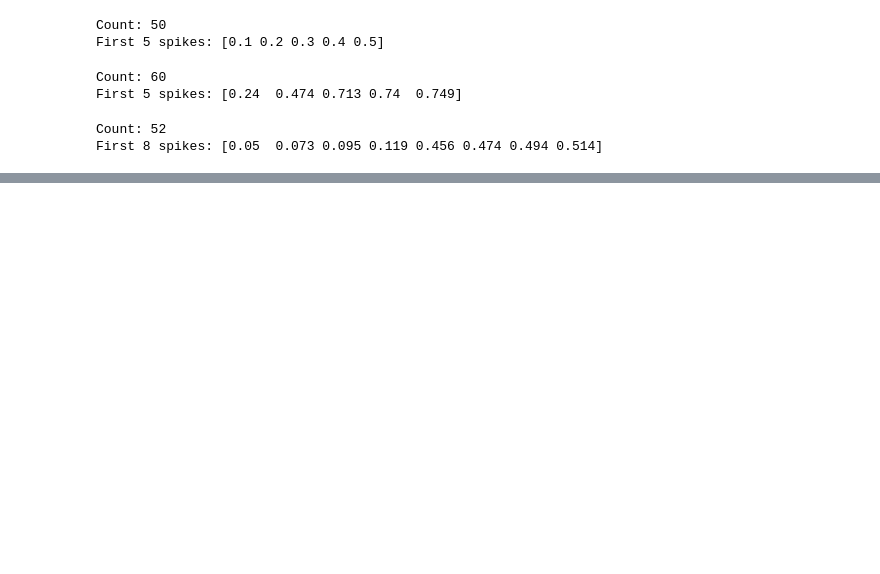
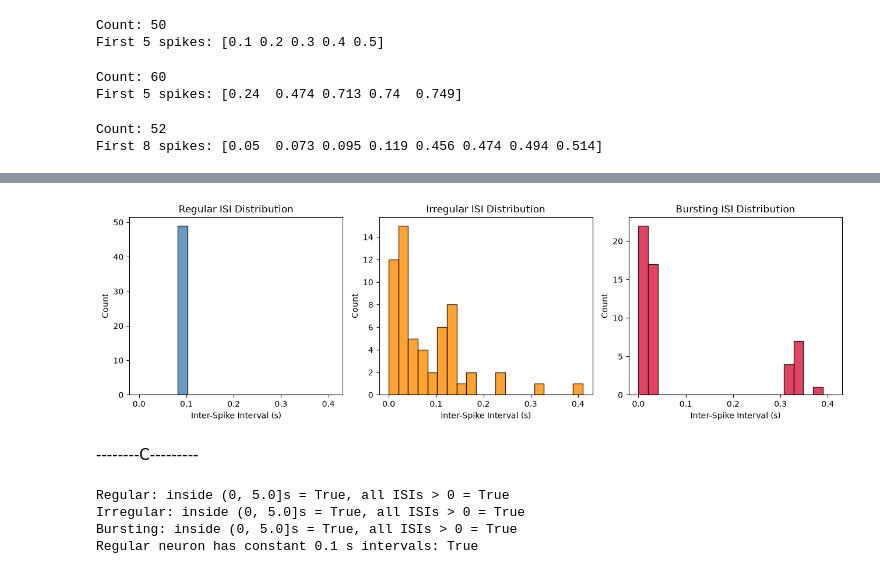
Before and after one commit to noyNosrati/MiniProject_python_1, a Jupyter notebook: Q1_neural_spikes.ipynb, the cells around one changed output, grey strips where cells are left out. Cells and saved outputs as stored; diff of their text form; code cells hidden in the pictures; blank space fills up the shorter version.

```diff
--- a/Q1_neural_spikes.ipynb
+++ b/Q1_neural_spikes.ipynb
@@ -81,0 +161,45 @@ First 8 spikes: [0.05  0.073 0.095 0.119 0.456 0.474 0.494 0.514]
+# %%
+# Create 3 side-by-side plots that share the same x-axis for fair comparison
+fig, axes = plt.subplots(1, 3, figsize=(13, 4), sharex=True)
+
+# Create 20 equal bins (21 edges) from 0 to 0.41 s so 0.1 s falls inside one bin
+bins = np.linspace(0, 0.41, 21)
+bins = np.linspace(0, 0.41, 21)
+colors = ["steelblue", "darkorange", "crimson"]
+
+# Loop through each subplot, neuron's ISIs, and color together using zip
+for ax, (name, isis), color in zip(axes, isis_dict.items(), colors):
+    # Plot histogram with black bar outlines and slight transparency
+    ax.hist(isis, bins=bins, color=color, edgecolor="black", alpha=0.8)
+    ax.set_title(f"{name} ISI Distribution")  # Set title for this neuron
+    ax.set_xlabel("Inter-Spike Interval (s)")  # Label x-axis
+    ax.set_ylabel("Count")                     # Label y-axis
+
+plt.tight_layout()  # Adjust spacing so labels do not overlap
+plt.savefig("figures/q1_isi_histograms.png", dpi=150)  # Save image for submission
+plt.show()
+# %% [output]
+[figure, added]
+# %% [markdown]
+--------C---------
+# %%
+# Check 1 (Temporal behavior):
+# Verify that all spikes are within (0, 5.0] s, all ISIs are positive,
+# and the regular neuron has constant 0.1 s intervals.
+
+for name, spikes in neurons.items():
+    isis = np.diff(spikes)
+
+    in_window = np.all((spikes > 0) & (spikes <= 5.0))  # All spikes between 0 and 5 s?
+    positive_isis = np.all(isis > 0)  # All intervals strictly positive?
+
+    print(f"{name}: inside (0, 5.0]s = {in_window}, all ISIs > 0 = {positive_isis}")
+
+# Check that all intervals of the regular neuron are equal to 0.1 s
+regular_constant = np.allclose(np.diff(regular_spikes), 0.1)
+print("Regular neuron has constant 0.1 s intervals:", regular_constant)
+# %% [output]
+Regular: inside (0, 5.0]s = True, all ISIs > 0 = True
+Irregular: inside (0, 5.0]s = True, all ISIs > 0 = True
+Bursting: inside (0, 5.0]s = True, all ISIs > 0 = True
+Regular neuron has constant 0.1 s intervals: True
```
Also changed, not shown: parts of 6 cells of this notebook, 2 other files.
